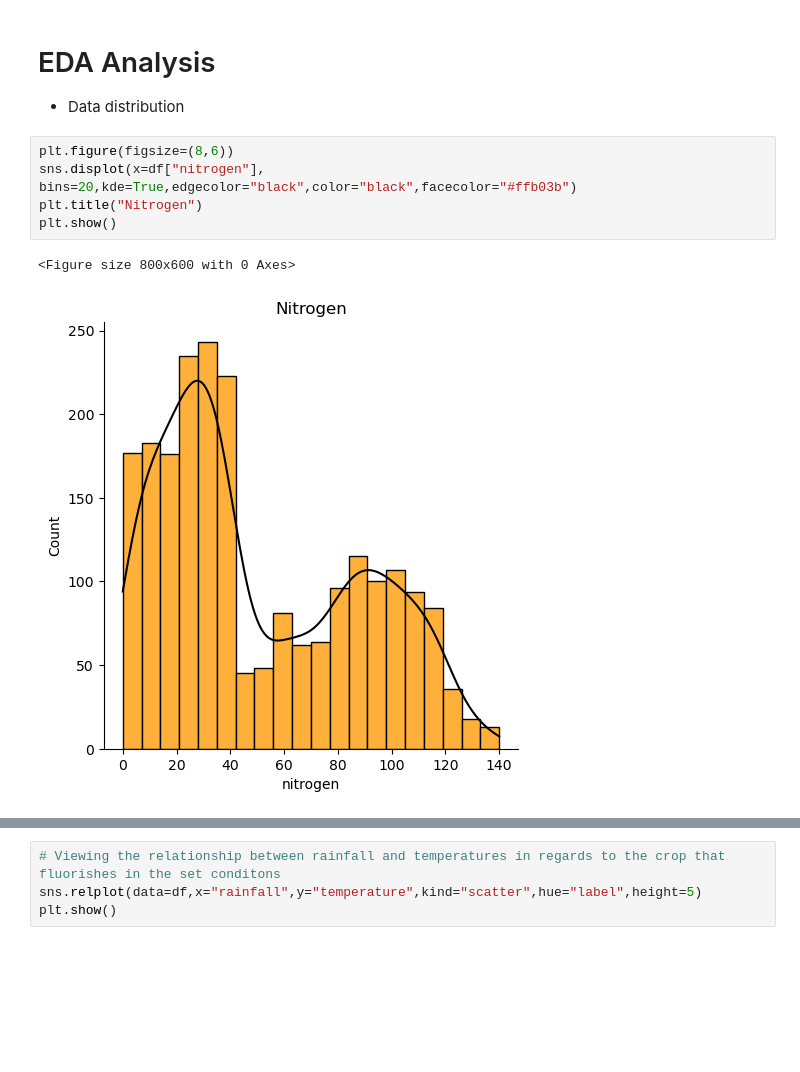
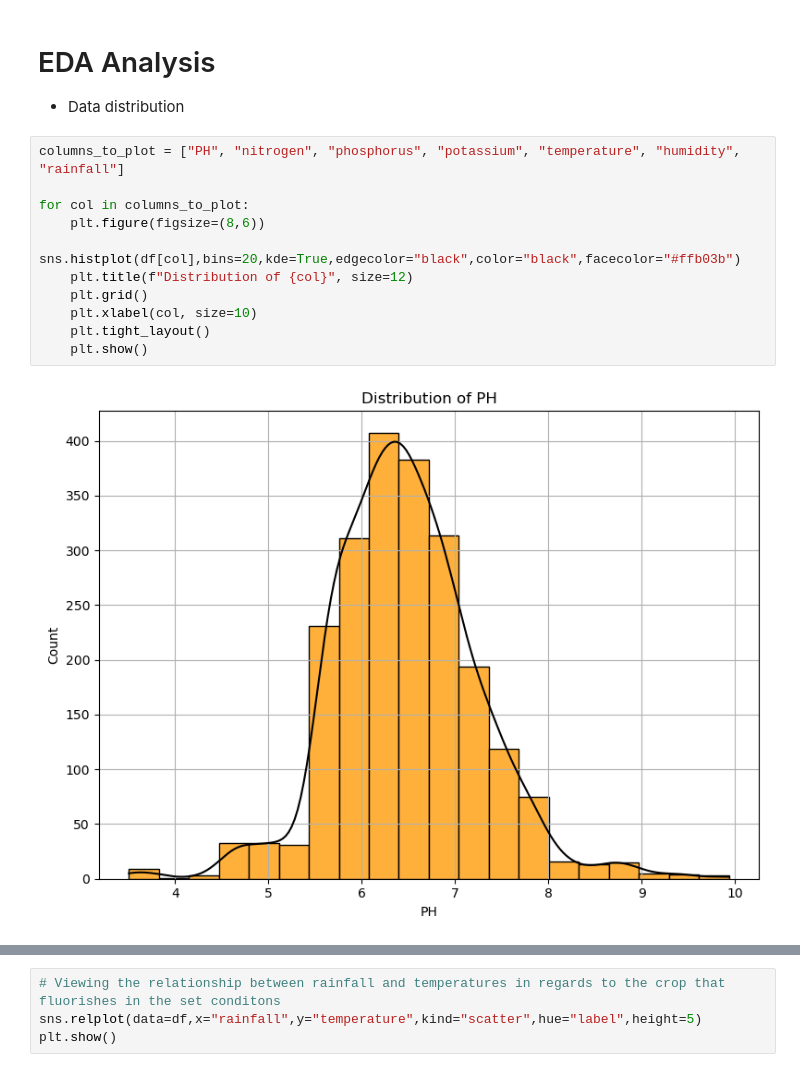
Before and after one commit to Kamuthuj/crop-soil-prediction, a Jupyter notebook: analysis.ipynb, the cells around one changed output, grey strips where cells are left out. Drawn from its saved outputs; the diff is of its cells as text; blank space fills up the shorter version.

```diff
--- a/analysis.ipynb
+++ b/analysis.ipynb
@@ -96,10 +98,15 @@ df.describe()
 # EDA Analysis
 - Data distribution
 # %%
-plt.figure(figsize=(8,6))
-sns.displot(x=df["nitrogen"], bins=20,kde=True,edgecolor="black",color="black",facecolor="#ffb03b")
-plt.title("Nitrogen")
-plt.show()
+columns_to_plot = ["PH", "nitrogen", "phosphorus", "potassium", "temperature", "humidity", "rainfall"]
+
+for col in columns_to_plot:
+    plt.figure(figsize=(8,6))
+    sns.histplot(df[col],bins=20,kde=True,edgecolor="black",color="black",facecolor="#ffb03b")
+    plt.title(f"Distribution of {col}", size=12)
+    plt.grid()
+    plt.xlabel(col, size=10)
+    plt.tight_layout()
+    plt.show()
 # %% [output]
-<Figure size 800x600 with 0 Axes>
-[figure, old version]
+[figure, new version]
```
Also changed, not shown: parts of 30 cells of this notebook.
